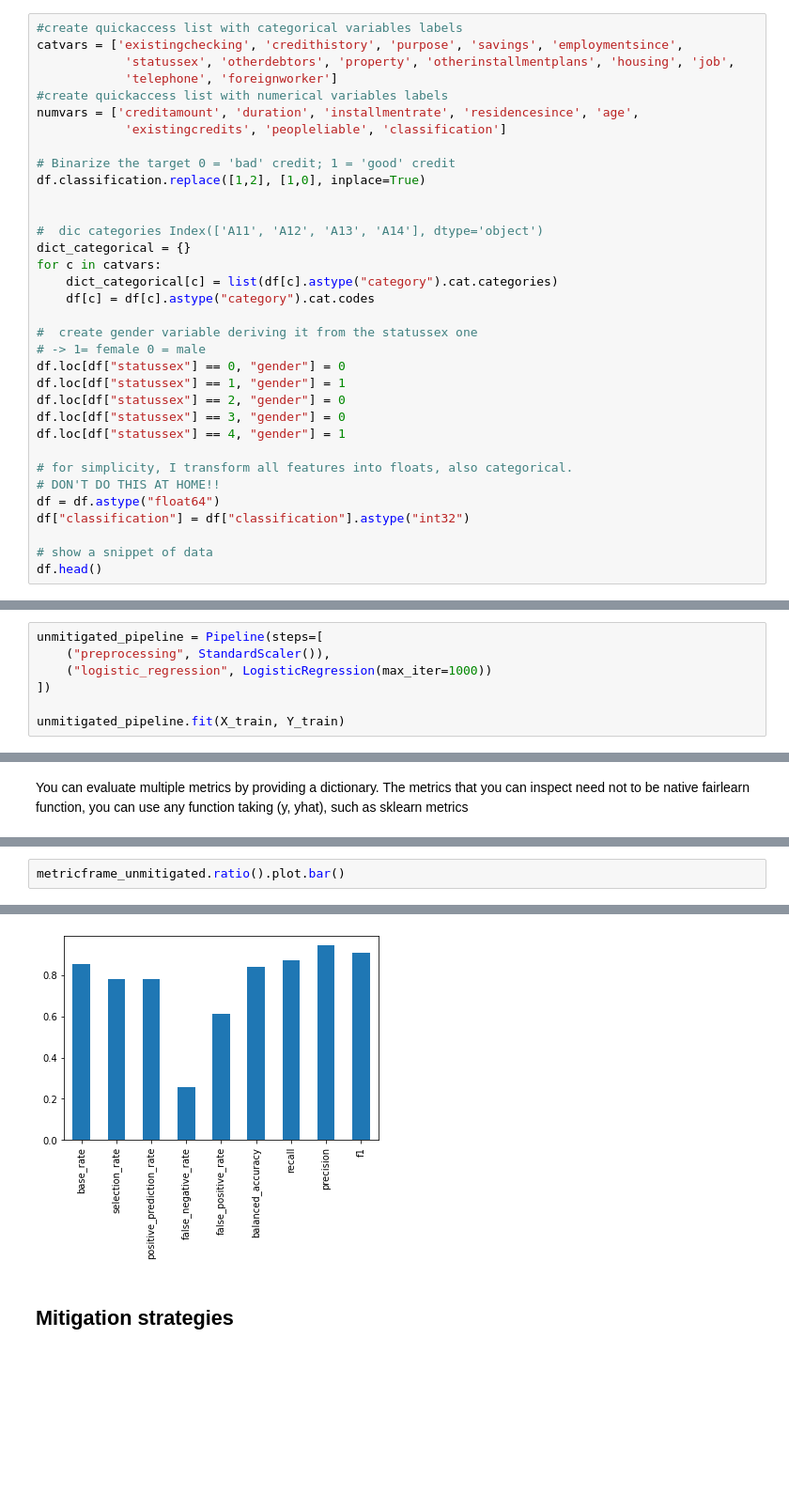
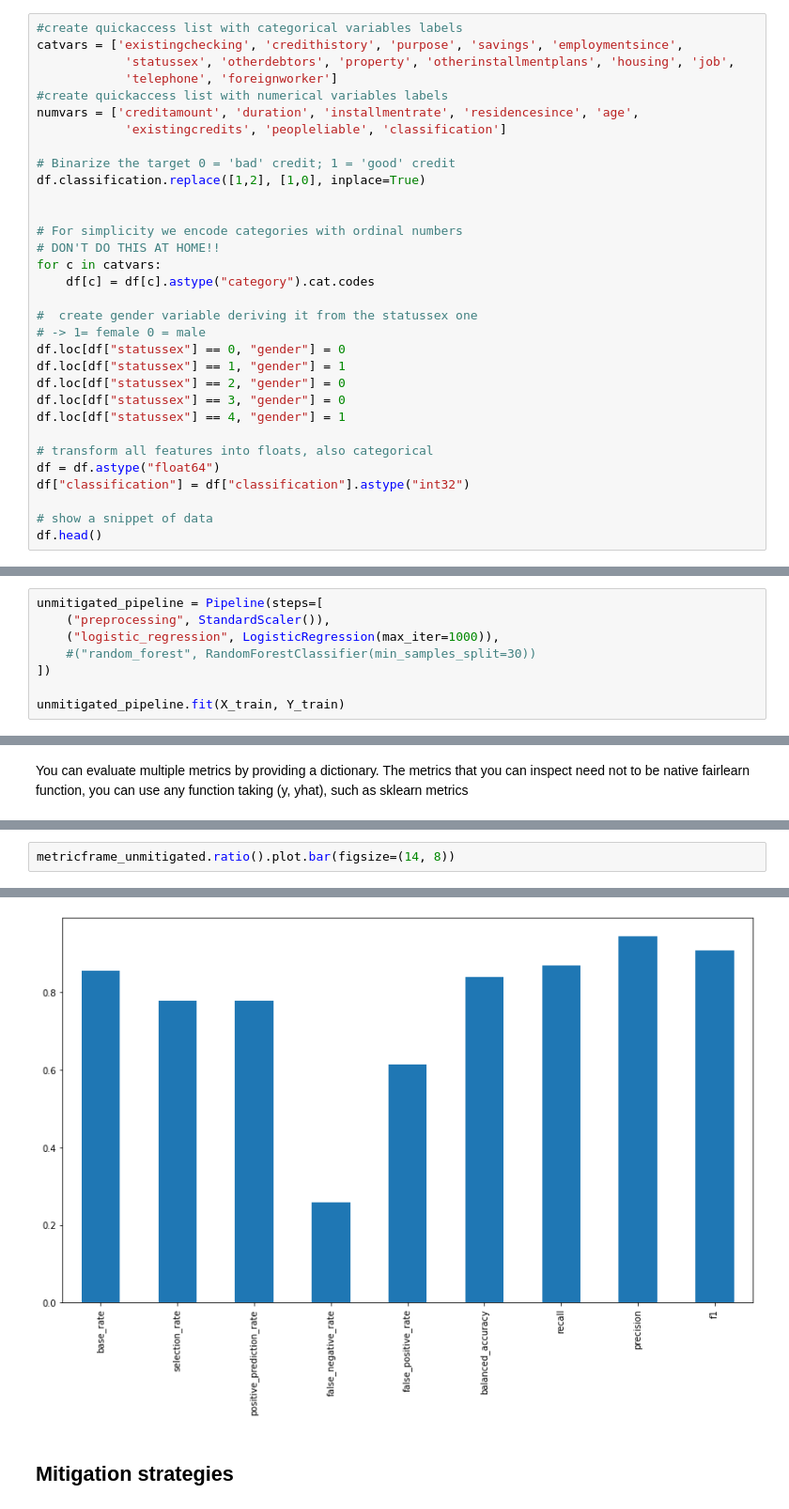
Before and after one commit to deltasun/isp-tutorial, a Jupyter notebook: fairness_tutorial.ipynb, the cells around one changed output, grey strips where cells are left out. Shown: that part at 94% size. Cells and saved outputs as stored; diff of their text form; blank space fills up the shorter version.

```diff
--- a/fairness_tutorial.ipynb
+++ b/fairness_tutorial.ipynb
@@ -64,10 +67,9 @@ numvars = ['creditamount', 'duration', 'installmentrate', 'residencesince', 'age
 df.classification.replace([1,2], [1,0], inplace=True)
 
 
-#  dic categories Index(['A11', 'A12', 'A13', 'A14'], dtype='object')
-dict_categorical = {}
+# For simplicity we encode categories with ordinal numbers
+# DON'T DO THIS AT HOME!!
 for c in catvars:
-    dict_categorical[c] = list(df[c].astype("category").cat.categories)
     df[c] = df[c].astype("category").cat.codes
 
 #  create gender variable deriving it from the statussex one
@@ -78,8 +80,7 @@ df.loc[df["statussex"] == 2, "gender"] = 0
 df.loc[df["statussex"] == 3, "gender"] = 0
 df.loc[df["statussex"] == 4, "gender"] = 1
 
-# for simplicity, I transform all features into floats, also categorical.
-# DON'T DO THIS AT HOME!!
+# transform all features into floats, also categorical
 df = df.astype("float64")
 df["classification"] = df["classification"].astype("int32")
 
@@ -297,7 +311,8 @@ fit a model to the data
 # %%
 unmitigated_pipeline = Pipeline(steps=[
     ("preprocessing", StandardScaler()),
-    ("logistic_regression", LogisticRegression(max_iter=1000))
+    ("logistic_regression", LogisticRegression(max_iter=1000)),
+    #("random_forest", RandomForestClassifier(min_samples_split=30))
 ])
 
 unmitigated_pipeline.fit(X_train, Y_train)
@@ -442,10 +473,10 @@ metricframe_unmitigated.by_group
 | 1.0 | 0.746094 | 0.871094 | 0.871094 | 0.057592 | 0.661538 | ... |
 | 2.0 | 0.686567 | 0.791045 | 0.791045 | 0.043478 | 0.428571 | ... |
 # %%
-metricframe_unmitigated.ratio().plot.bar()
+metricframe_unmitigated.ratio().plot.bar(figsize=(14, 8))
 # %% [output]
 <matplotlib.axes._subplots.AxesSubplot at 0x...>
-[figure, old version]
+[figure, new version]
 # %% [markdown]
 ## Mitigation strategies
 # %% [markdown]
```
Also changed, not shown: parts of 43 cells of this notebook.
